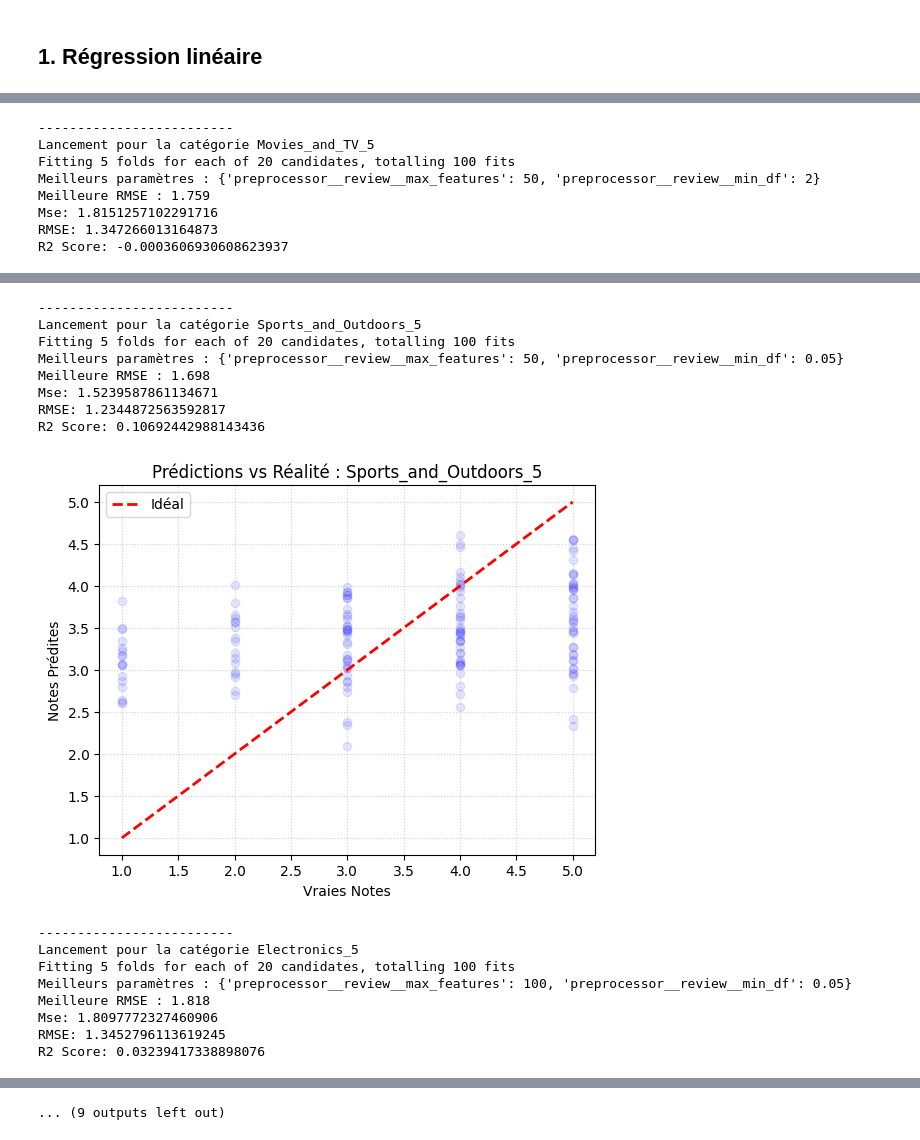
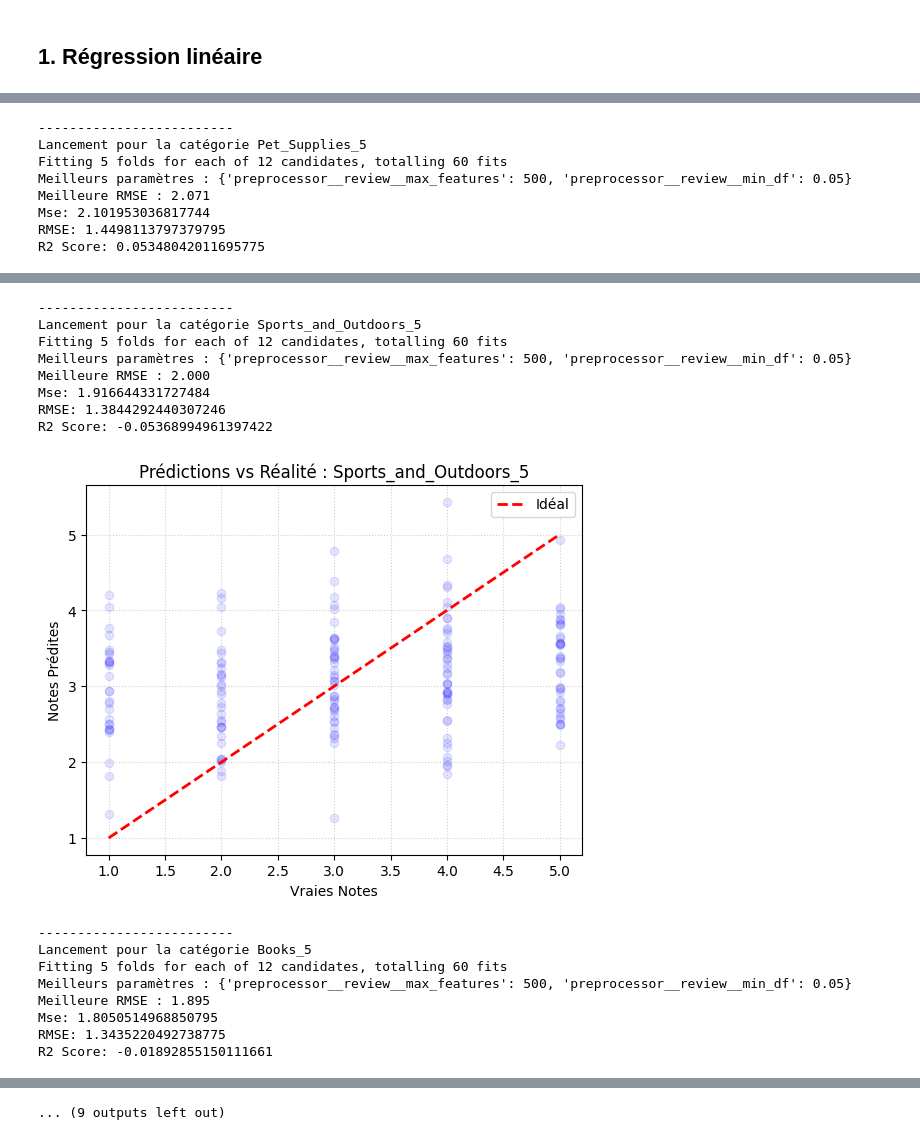
Before and after one commit to Rikvalix/NLP_customers_reviews, a Jupyter notebook: notebook-4_regression-lineaire.ipynb, the cells around one changed output, grey strips where cells are left out. Saved outputs shown, nothing was run; the diff lists cells and outputs as text; code cells hidden in the pictures.

```diff
--- a/notebook-4_regression-lineaire.ipynb
+++ b/notebook-4_regression-lineaire.ipynb
@@ -100,6 +101,7 @@ def calculateHyperParameters(model, x_train_local,y_train_local,x_test_local,y_t
 # %% [markdown]
 ## 1. Régression linéaire
 # %%
+"""
 #Df d'apprentissage
 x_train = pd.read_csv('data/train_test/x_train.csv',  index_col=0)
 y_train = pd.read_csv('data/train_test/y_train.csv',  index_col=0)
@@ -107,3 +109,37 @@ y_train = pd.read_csv('data/train_test/y_train.csv',  index_col=0)
 #Df de test
 x_test = pd.read_csv('data/train_test/x_test.csv',  index_col=0)
 y_test = pd.read_csv('data/train_test/y_test.csv',  index_col=0)
+
+"""
+fake_review_df = pd.read_csv("data/fake_reviews.csv")
+# Affichage des headers
+fake_review_df.columns.values.tolist()
+
+# Valeurs nulles
+fake_review_df.dropna()
+
+# CG = 0 et OR = 1
+fake_review_df.loc[fake_review_df["label"] ==  "CG", "label"] = 0
+fake_review_df.loc[fake_review_df["label"] ==  "OR", "label"] = 1
+
+# Assure que la colonne est de type int
+fake_review_df['label'] = fake_review_df['label'].astype(int)
+
+print(f"Avant équilibrage: {fake_review_df['rating'].value_counts()}")
+
+# On supprime des données pour 1,3,4 et 5 afin d'en avoir autant que le minumun (2). Le but est que chaque colonne a ensuite 1967 données
+fake_review_df.drop(fake_review_df[fake_review_df['rating'] == 5.0].sample(n=22592).index,inplace=True)
+fake_review_df.drop(fake_review_df[fake_review_df['rating'] == 4.0].sample(n=5998).index,inplace=True)
+fake_review_df.drop(fake_review_df[fake_review_df['rating'] == 3.0].sample(n=1819).index,inplace=True)
+fake_review_df.drop(fake_review_df[fake_review_df['rating'] == 1.0].sample(n=188).index,inplace=True)
+
+print(f"Après équilibrage: {fake_review_df['rating'].value_counts()}")
+
+X = fake_review_df[['category', 'text_','label']]
+y = fake_review_df['rating']
+
+# On isole l'ensemble de train et de validation de l'ensemble de test
+x_train, x_test, y_train, y_test = train_test_split(X, y,
+                                                    stratify=y,
+                                                    test_size=0.2,
+                                                    random_state=42)
@@ -299,7 +354,7 @@ model = Pipeline([
 ])
 
 param_grid = {
-    'preprocessor__review__max_features': [50,100,500,1000,2000],
+    'preprocessor__review__max_features': [500,1000,2000],
     'preprocessor__review__min_df': [2, 10, 0.01, 0.05],
 }
 
@@ -319,7 +374,6 @@ results = {}
 for category in categories:
     print(f"Lancement pour la catégorie {category}")
     cat_x_train, cat_x_test, cat_y_train, cat_y_test = isolateCategory(category,x_train,x_test,y_train,y_test)
-
     reg_search_linear_regression.fit(cat_x_train, cat_y_train)
 
     print(f"Meilleurs paramètres : {reg_search_linear_regression.best_params_}")
@@ -380,8 +434,8 @@ R2 Score: -0.07491740717756756
 -------------------------
-Lancement pour la catégorie Movies_and_TV_5
-Fitting 5 folds for each of 20 candidates, totalling 100 fits
-Meilleurs paramètres : {'preprocessor__review__max_features': 50, 'preprocessor__review__min_df': 2}
-Meilleure RMSE : 1.759
-Mse: 1.8151257102291716
-RMSE: 1.347266013164873
-R2 Score: -0.0003606930608623937
+Lancement pour la catégorie Pet_Supplies_5
+Fitting 5 folds for each of 12 candidates, totalling 60 fits
+Meilleurs paramètres : {'preprocessor__review__max_features': 500, 'preprocessor__review__min_df': 0.05}
+Meilleure RMSE : 2.071
+Mse: 2.101953036817744
+RMSE: 1.4498113797379795
+R2 Score: 0.05348042011695775
@@ -389,17 +443,17 @@ R2 Score: -0.0003606930608623937
 -------------------------
 Lancement pour la catégorie Sports_and_Outdoors_5
-Fitting 5 folds for each of 20 candidates, totalling 100 fits
-Meilleurs paramètres : {'preprocessor__review__max_features': 50, 'preprocessor__review__min_df': 0.05}
-Meilleure RMSE : 1.698
-Mse: 1.5239587861134671
-RMSE: 1.2344872563592817
-R2 Score: 0.10692442988143436
+Fitting 5 folds for each of 12 candidates, totalling 60 fits
+Meilleurs paramètres : {'preprocessor__review__max_features': 500, 'preprocessor__review__min_df': 0.05}
+Meilleure RMSE : 2.000
+Mse: 1.916644331727484
+RMSE: 1.3844292440307246
+R2 Score: -0.05368994961397422
-[figure, old version]
+[figure, new version]
 -------------------------
-Lancement pour la catégorie Electronics_5
-Fitting 5 folds for each of 20 candidates, totalling 100 fits
-Meilleurs paramètres : {'preprocessor__review__max_features': 100, 'preprocessor__review__min_df': 0.05}
-Meilleure RMSE : 1.818
-Mse: 1.8097772327460906
-RMSE: 1.3452796113619245
-R2 Score: 0.03239417338898076
+Lancement pour la catégorie Books_5
+Fitting 5 folds for each of 12 candidates, totalling 60 fits
+Meilleurs paramètres : {'preprocessor__review__max_features': 500, 'preprocessor__review__min_df': 0.05}
+Meilleure RMSE : 1.895
+Mse: 1.8050514968850795
+RMSE: 1.3435220492738775
+R2 Score: -0.01892855150111661
```
Also changed, not shown: parts of 22 cells of this notebook.
